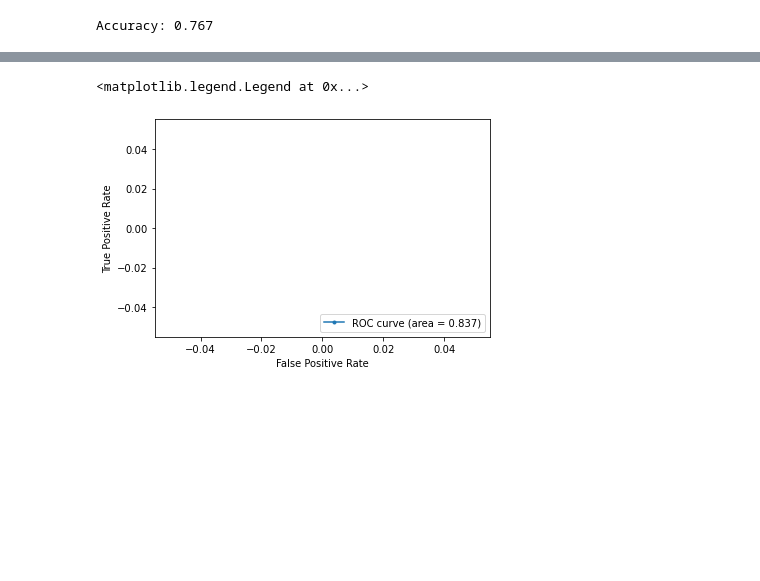
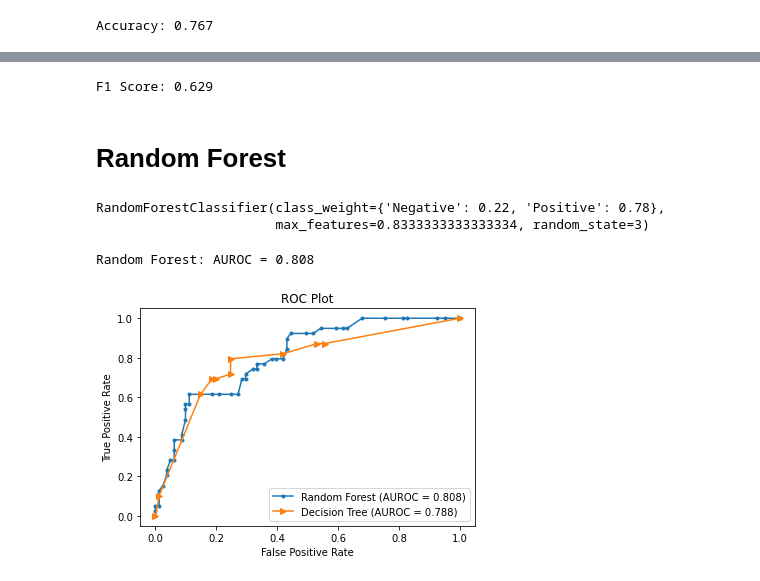
Before and after one commit to nilvng/COSC2573-ML, a Jupyter notebook: A1/tree_only.ipynb, the cells around one changed output, grey strips where cells are left out. Drawn from its saved outputs; the diff is of its cells as text; code cells hidden in the pictures; blank space fills up the shorter version.

Commit message:
Move Tree model to tree_only Random Forest f1: 86, 67 Decision Tree f1: 81, 69

```diff
--- a/A1/tree_only.ipynb
+++ b/A1/tree_only.ipynb
@@ -44,7 +44,7 @@ dtype: int64
 # %%
 # spliting
 from sklearn.model_selection import train_test_split
-X_train, X_test, y_train, y_test = train_test_split(X, Y, random_state=6)
+X_train, X_test, y_train, y_test = train_test_split(X, Y, random_state=6, test_size=0.2)
 print("Training X:", X_train.shape)
 print("Testing X: ",X_test.shape)
 print("Train Y: ",y_train.shape)
@@ -56,7 +56,8 @@ Train Y:  (449, 1)
 from sklearn.tree import DecisionTreeClassifier
 from sklearn import tree
 from sklearn import metrics
-dtf = DecisionTreeClassifier(criterion="gini",max_features=2/3, max_depth=3, random_state=3, class_weight={"Negative":1, "Positive": 2})
+dtf = DecisionTreeClassifier(criterion="gini",max_features=5/6, max_depth=5,
+random_state=3, class_weight={"Negative":0.22, "Positive": 0.78})
 # fit model
 
 dtf.fit(X_train, y_train)
@@ -112,15 +124,55 @@ weighted avg       0.77      0.77      0.77       150
+# %%
+# define pipeline
+from numpy import mean
+from sklearn.model_selection import cross_val_score
+from sklearn.model_selection import RepeatedStratifiedKFold
+from sklearn.tree import DecisionTreeClassifier, DecisionTreeRegressor
+from imblearn.pipeline import Pipeline
+from imblearn.over_sampling import ADASYN, SVMSMOTE, SMOTE
+steps = [('over', ADASYN()), ('model', dtf)]
+pipeline = Pipeline(steps=steps)
+# evaluate pipeline
+cv = RepeatedStratifiedKFold(n_splits=10, n_repeats=3, random_state=1)
+scores = cross_val_score(pipeline, X_train, y_train, scoring='f1_macro', cv=cv, n_jobs=-1)
+score = mean(scores)
+print('F1 Score: %.3f' % score)
+# %% [output]
+F1 Score: 0.629
+# %% [markdown]
+# Random Forest
+# %%
+from sklearn.ensemble import RandomForestClassifier
+rf = RandomForestClassifier(max_features=5/6,random_state=3,class_weight={"Negative":0.22, "Positive": 0.78})
+rf.fit(X_train, y_train.to_numpy().ravel())
+# %% [output]
+RandomForestClassifier(class_weight={'Negative': 0.22, 'Positive': 0.78},
+                       max_features=0.8333333333333334, random_state=3)
+# %%
+rf_probs = rf.predict_proba(X_test)
+
+rf_probs = rf_probs[:, 1]
+rf_auc = roc_auc_score(y_test, rf_probs)
+print('Random Forest: AUROC = %.3f' % (rf_auc))
+# %% [output]
+Random Forest: AUROC = 0.808
 # %%
-# plot auc, roc
-from sklearn.metrics import roc_auc_score, roc_curve
-model_probs = dtf.predict_proba(X_test)
-# y_score = model_probs[:, 1]
-fpr, tpr, _ = roc_curve(y_test, f_probs,pos_label=1)
+from sklearn.metrics import roc_curve, roc_auc_score
+
+rf_fpr, rf_tpr, _ = roc_curve(y_test, rf_probs, pos_label="Positive")
+fpr, tpr, _ = roc_curve(y_test, f_probs,pos_label="Positive")
 auc = roc_auc_score(y_test, f_probs)
 
-plt.plot(fpr, tpr, marker='.', label= 'ROC curve (area = %0.3f)' % auc)
+plt.plot(rf_fpr, rf_tpr, marker='.', label='Random Forest (AUROC = %0.3f)' % rf_auc)
+plt.plot(fpr, tpr, marker=">", label='Decision Tree (AUROC = %0.3f)' % auc)
+
+# Title
+plt.title('ROC Plot')
+# Axis labels
 plt.xlabel('False Positive Rate')
 plt.ylabel('True Positive Rate')
-plt.legend(loc='lower right')
+# Show legend
+plt.legend() #
+# Show plot
+plt.show()
 # %% [output]
-<matplotlib.legend.Legend at 0x...>
-[figure, old version]
+[figure, new version]
```
Also changed, not shown: parts of 7 cells of this notebook, 1 other file.
